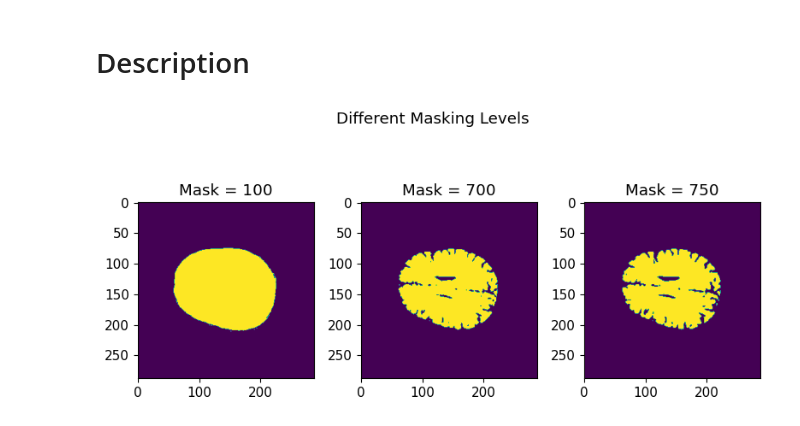
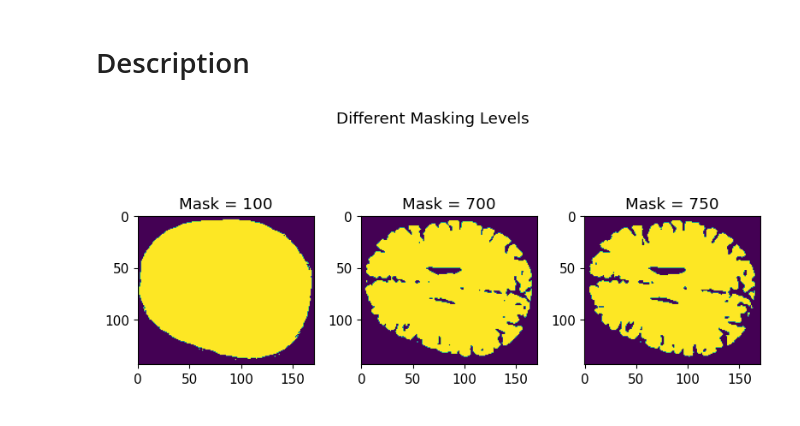
Before and after one commit to Griffin997/Regularization, a Jupyter notebook: Model_Masking_Kmeans.ipynb, the cells around one changed output. Drawn from its saved outputs; the diff is of its cells as text; code cells hidden in the pictures.

```diff
--- a/Model_Masking_Kmeans.ipynb
+++ b/Model_Masking_Kmeans.ipynb
@@ -61,6 +61,13 @@ else:
     hori1 = 120            #100      #86
     hori2 = 180            #115      #93
 
+
+    v_hi = n_vert//4*3
+    v_lo = n_vert//4
+
+    h_hi = n_hori//5*4
+    h_lo = n_hori//5
+
 vBox = (vert1,vert1,vert2,vert2,vert1)
 hBox = (hori1,hori2,hori2,hori1,hori1)
 
@@ -145,21 +152,21 @@ def calculate_WSS(data,data_categories,centers):
 # %%
 #### This ensures that the same mask is applied throughout
 
 I_masked_100 = mask_data(I_raw, 100)
 I_masked_700 = mask_data(I_raw, 700)
 I_masked_750 = mask_data(I_raw, 750)
 
 plt.rc('font', size  = 11)
 fig, ax = plt.subplots(1,3, figsize = (8, 4), tight_layout=True)
 fig.suptitle(f"Different Masking Levels")
 
 ax[0].set_title("Mask = 100")
-imc1 = ax[0].imshow(I_masked_100[:,:,0] != 0)
+imc1 = ax[0].imshow(I_masked_100[v_lo:v_hi, h_lo:h_hi,0] != 0)
 
 ax[1].set_title("Mask = 700")
-imc1 = ax[1].imshow(I_masked_700[:,:,0] != 0)
+imc1 = ax[1].imshow(I_masked_700[v_lo:v_hi, h_lo:h_hi,0] != 0)
 
 ax[2].set_title("Mask = 750")
-imc1 = ax[2].imshow(I_masked_750[:,:,0] != 0)
+imc1 = ax[2].imshow(I_masked_750[v_lo:v_hi, h_lo:h_hi,0] != 0)
 # %% [output]
-[figure, old version]
+[figure, new version]
```
Also changed, not shown: parts of 2 cells of this notebook, 2 other files.
